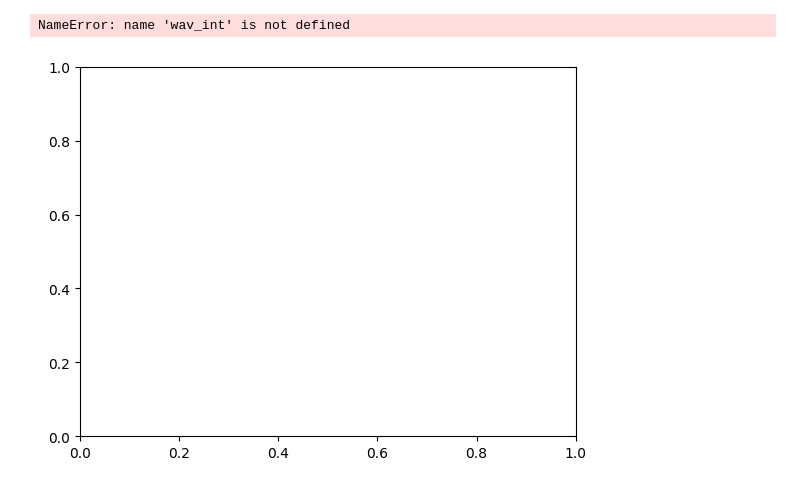
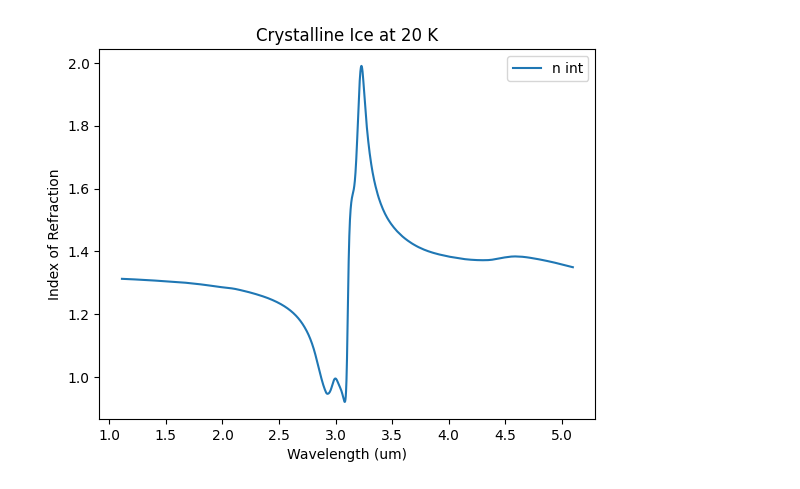
Before and after one commit to mrejonlopez/Hapke-Model, a Jupyter notebook: Hapke.ipynb, the cells around one changed output. Drawn from its saved outputs; the diff is of its cells as text; code cells hidden in the pictures.

```diff
--- a/Hapke.ipynb
+++ b/Hapke.ipynb
@@ -4,35 +4,31 @@ import hapke
 import matplotlib.pyplot as plt
 from scipy import optimize
 # %%
-T = 80
+T = 100
 
 n = hapke.opticalconstants(T)['n']
 k = hapke.opticalconstants(T)['k']
 wav = hapke.opticalconstants(T)['wav']
 
 n2 = hapke.opticalconstants(T,crystallinity=False)['n']
 k2 = hapke.opticalconstants(T,crystallinity=False)['k']
 wav2 = hapke.opticalconstants(T,crystallinity=False)['wav']
 
 int_opt = hapke.inter_optical_constants(wav, wav2, n, k)
 
 wav = int_opt['wav']
 n = int_opt['n']
 k = int_opt['k']
 
 fig, ax = plt.subplots()
-ax.plot(wav_int, n_int, label='n int')
-ax.plot(wav_int, k_int, label='k int')
-ax.plot(wav, n, label='n')
-#ax.plot(wav, k, label='k')
+ax.plot(wav, n, label='n int')
 ax.set_xlabel('Wavelength (um)')
 ax.set_ylabel('Index of Refraction')
 ax.set_title(f'Crystalline Ice at 20 K')
 ax.legend()
 plt.show()
 # %% [output]
-NameError: name 'wav_int' is not defined
-[figure, old version]
+[figure, new version]
 # %%
 # TESTING OF THE TWO IMPLEMENTATIONS OF SHOE: ONE WITH CONSTANT AND WAVELENGTH DEPENDENT SHOE AMPLITUDE
 
```
Also changed, not shown: parts of 2 cells of this notebook, 3 other files.
